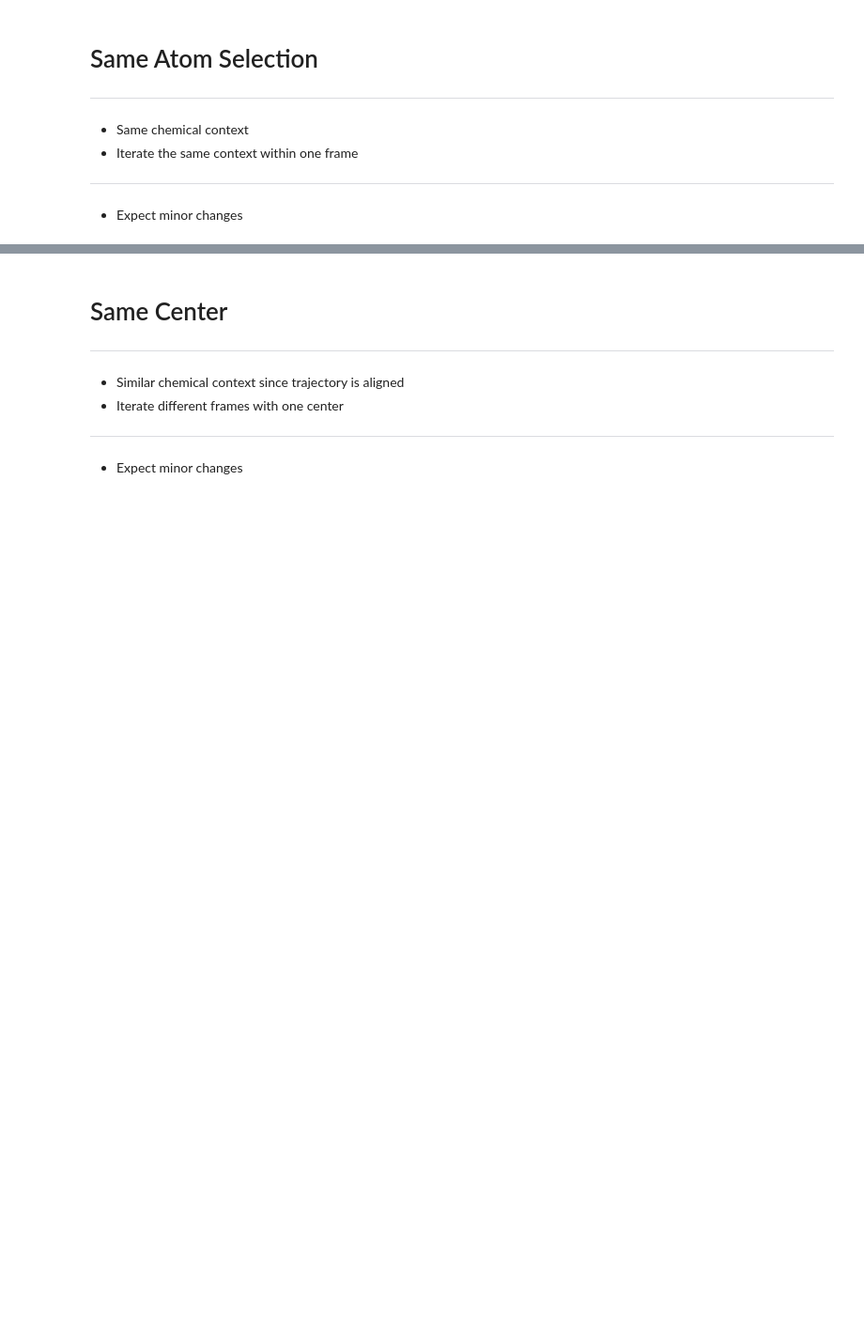
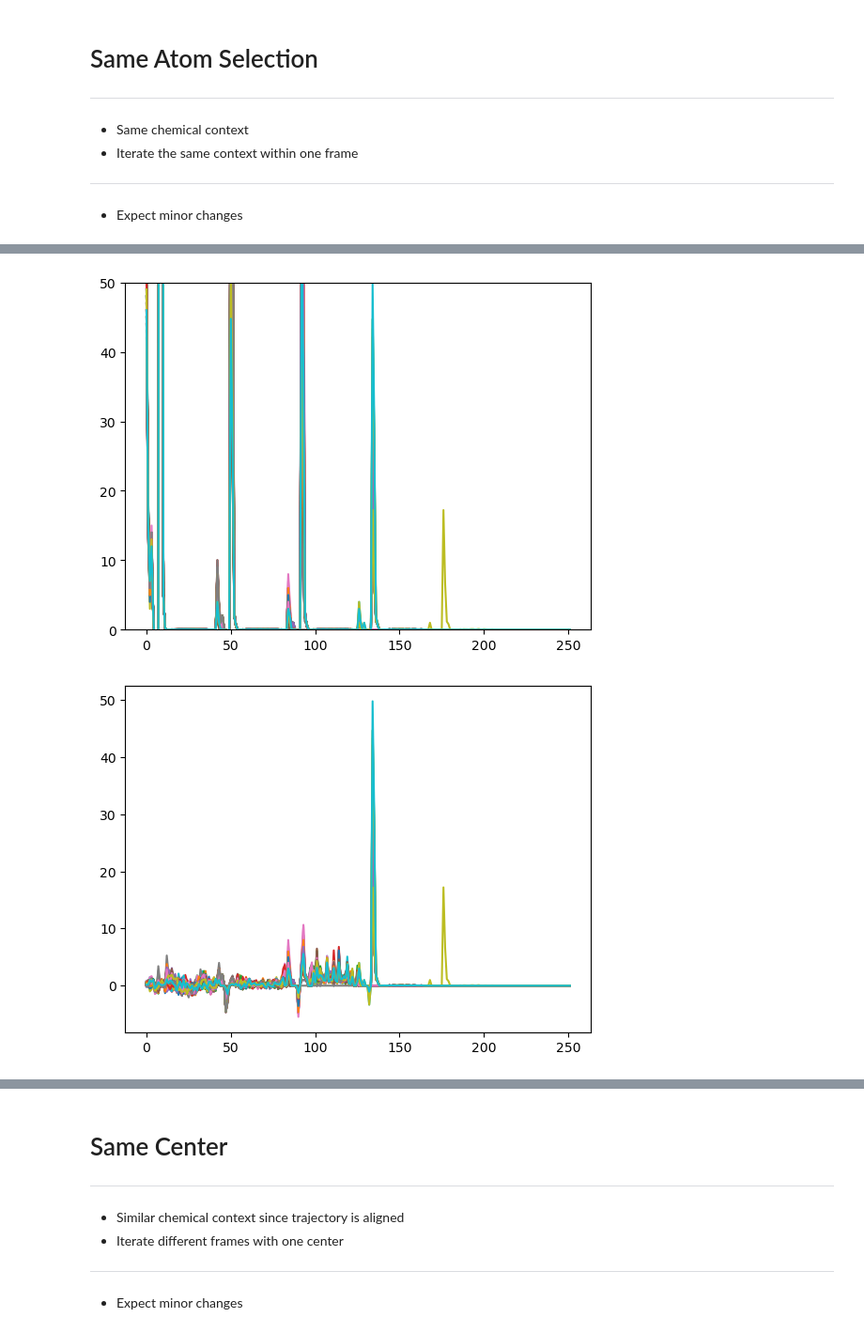
Before and after one commit to miemiemmmm/Nearl, a Jupyter notebook: Caliberate_MolBlock_Viewpoint.ipynb, the cells around one changed output, grey strips where cells are left out. Shown at 94% size. Drawn from its saved outputs; the diff is of its cells as text; code cells hidden in the pictures; blank space fills up the shorter version.

```diff
--- a/Caliberate_MolBlock_Viewpoint.ipynb
+++ b/Caliberate_MolBlock_Viewpoint.ipynb
@@ -108,0 +130,17 @@ Size: 0.056316 (GB)
+# %%
+import matplotlib.pyplot as plt
+
+# write_scalar = True
+# if write_scalar:
+#   scaler = StandardScaler()
+#   scaler.fit(repr_traji)
+#   pickle.dump(scaler, open("StandardScaler_model.pkl", "wb"))
+
+plt.plot(repr_traji.T)
+plt.ylim([0,50])
+plt.show()
+plt.plot(pkl_scaled.T)
+plt.show()
+# %% [output]
+[figure, added]
+[figure, added]
```
Also changed, not shown: parts of 7 cells of this notebook, 6 other files.
